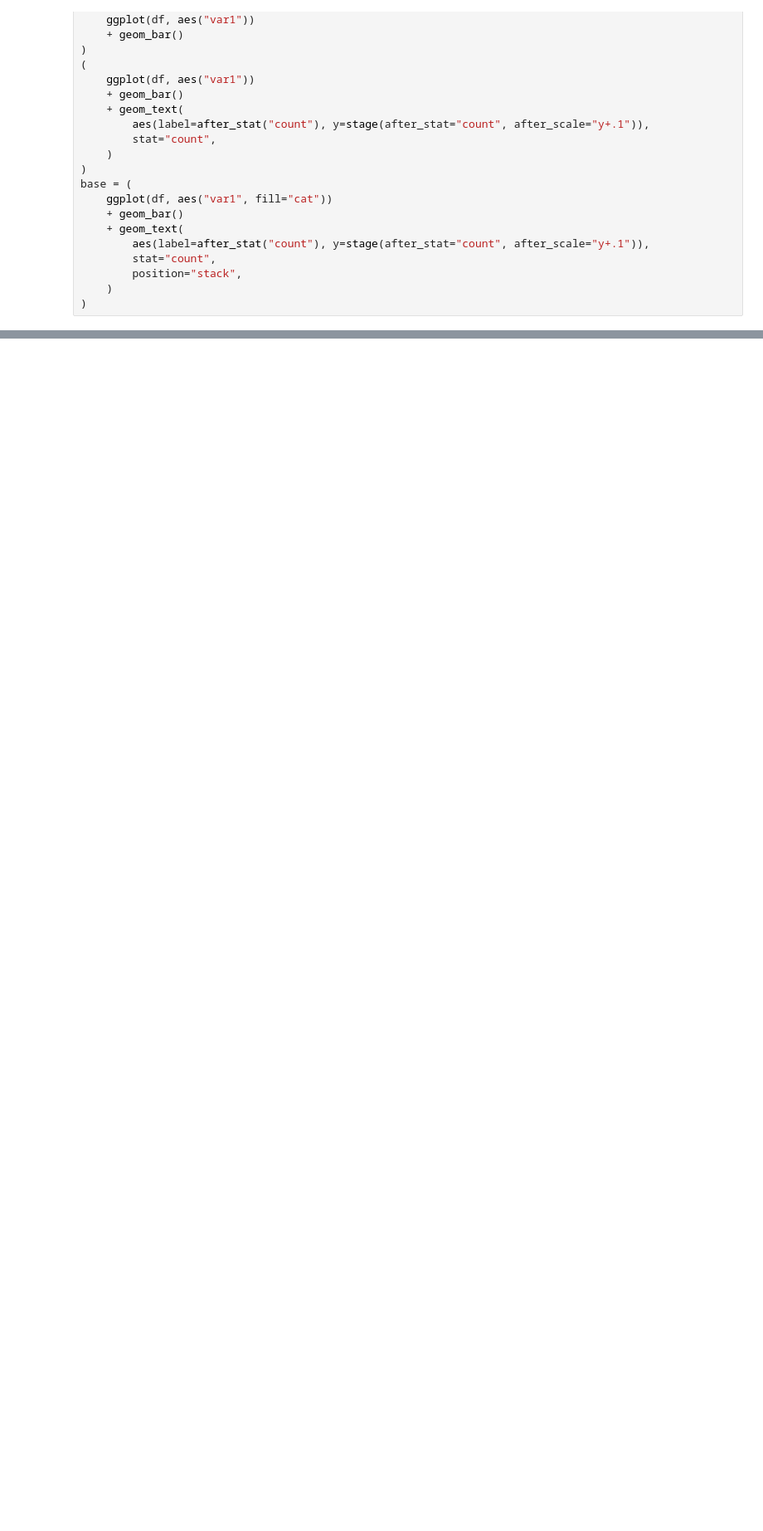
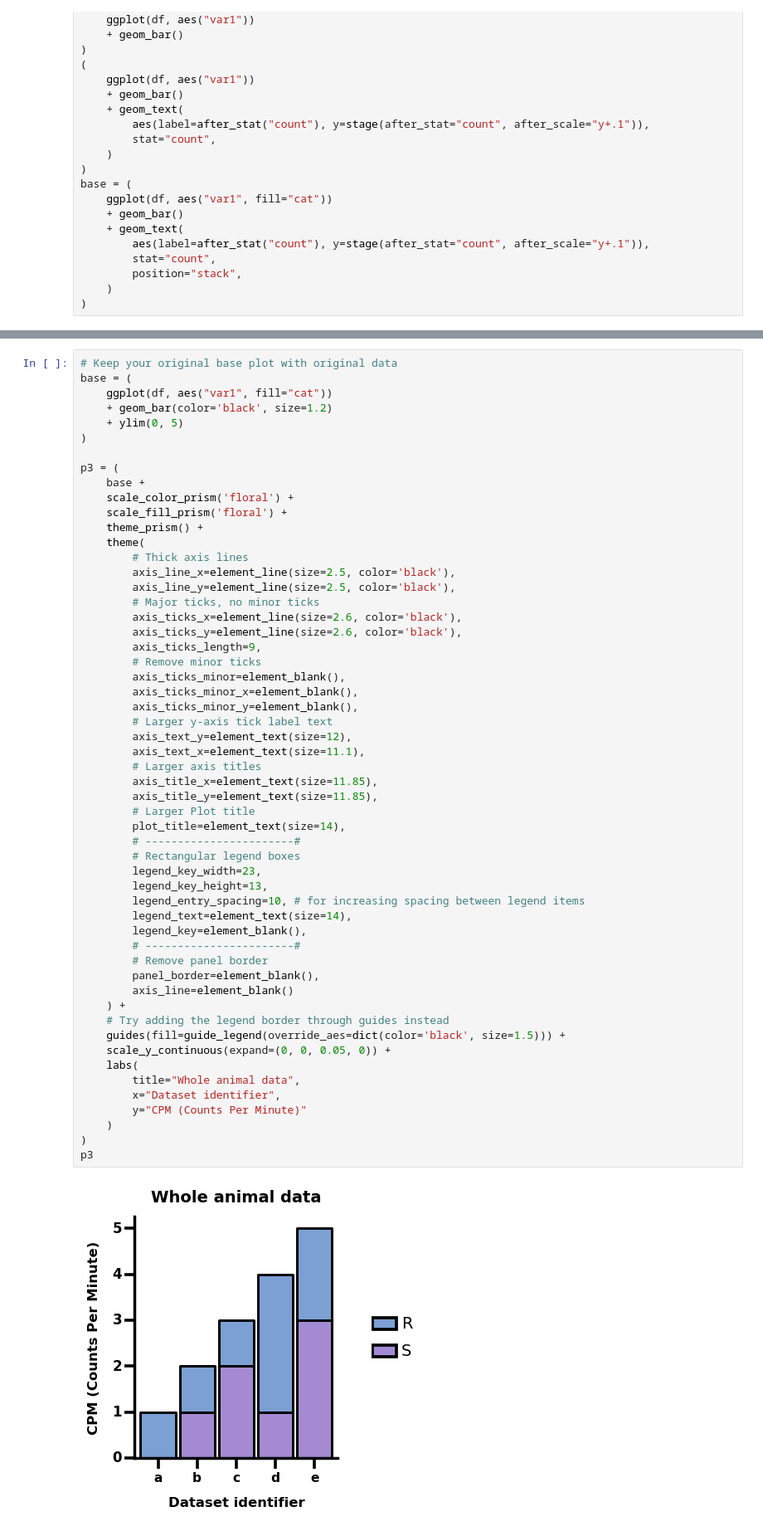
Before and after one commit to fomightez/plotnine_prism-binder, a Jupyter notebook: notebooks/Plotnine_prism_stacked_bar_chart.ipynb, the cells around one changed output, grey strips where cells are left out. Shown: that part at 83% size. Cells and saved outputs as stored; diff of their text form; blank space fills up the shorter version.

Commit message:
add am improved stacked bar chart example

```diff
--- a/notebooks/Plotnine_prism_stacked_bar_chart.ipynb
+++ b/notebooks/Plotnine_prism_stacked_bar_chart.ipynb
@@ -71,0 +74,57 @@ Base ggplot2-like styling:
+# %%
+# Keep your original base plot with original data
+base = (
+    ggplot(df, aes("var1", fill="cat"))
+    + geom_bar(color='black', size=1.2)
+    + ylim(0, 5)
+)
+
+p3 = (
+    base +
+    scale_color_prism('floral') +
+    scale_fill_prism('floral') +
+    theme_prism() +
+    theme(
+        # Thick axis lines
+        axis_line_x=element_line(size=2.5, color='black'),
+        axis_line_y=element_line(size=2.5, color='black'),
+        # Major ticks, no minor ticks
+        axis_ticks_x=element_line(size=2.6, color='black'),
+        axis_ticks_y=element_line(size=2.6, color='black'),
+        axis_ticks_length=9,
+        # Remove minor ticks
+        axis_ticks_minor=element_blank(),
+        axis_ticks_minor_x=element_blank(),
+        axis_ticks_minor_y=element_blank(),
+        # Larger y-axis tick label text
+        axis_text_y=element_text(size=12),
+        axis_text_x=element_text(size=11.1),
+        # Larger axis titles
+        axis_title_x=element_text(size=11.85),
+        axis_title_y=element_text(size=11.85),
+        # Larger Plot title
+        plot_title=element_text(size=14),
+        # -----------------------#
+        # Rectangular legend boxes
+        legend_key_width=23,
+        legend_key_height=13,
+        legend_entry_spacing=10, # for increasing spacing between legend items
+        legend_text=element_text(size=14),
+        legend_key=element_blank(),
+        # -----------------------#
+        # Remove panel border
+        panel_border=element_blank(),
+        axis_line=element_blank()
+    ) +
+    # Try adding the legend border through guides instead
+    guides(fill=guide_legend(override_aes=dict(color='black', size=1.5))) +
+    scale_y_continuous(expand=(0, 0, 0.05, 0)) +
+    labs(
+        title="Whole animal data",
+        x="Dataset identifier",
+        y="CPM (Counts Per Minute)"
+    )
+)
+p3
+# %% [output]
+[figure, added]
```
Also changed, not shown: parts of 4 cells of this notebook.
